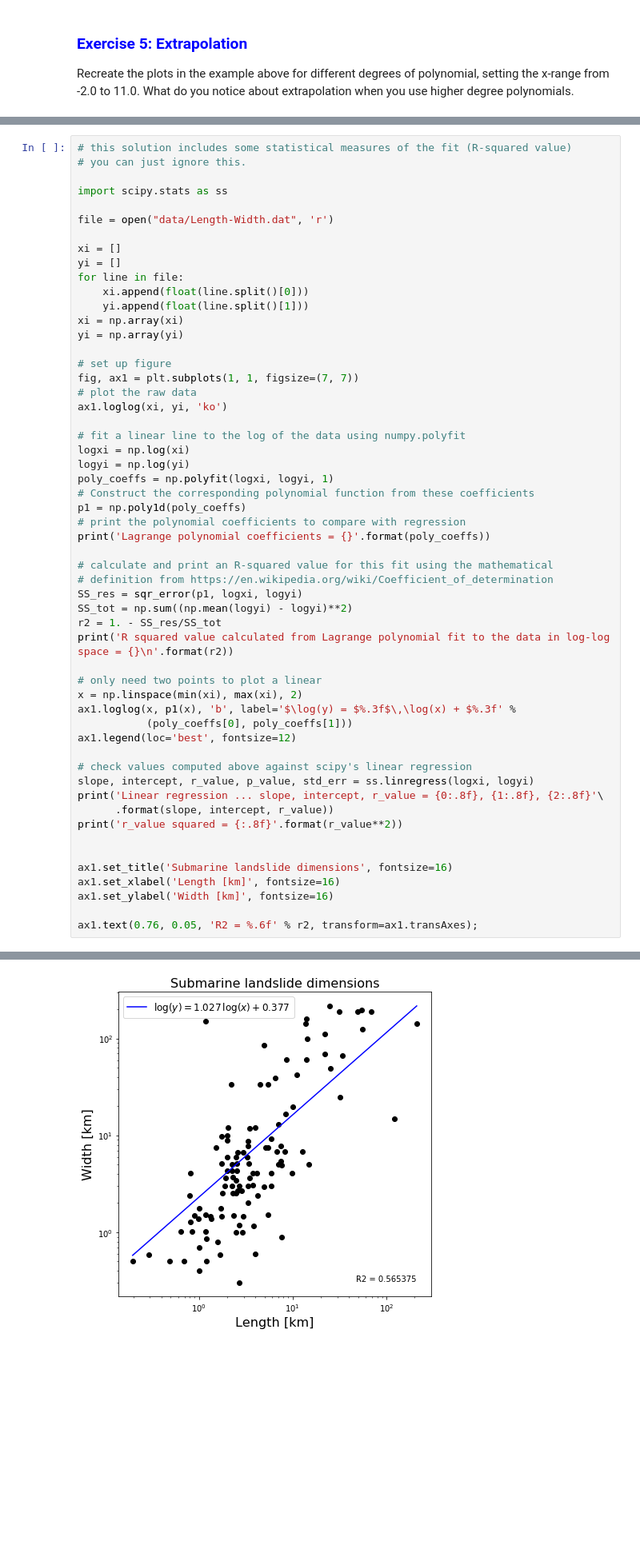
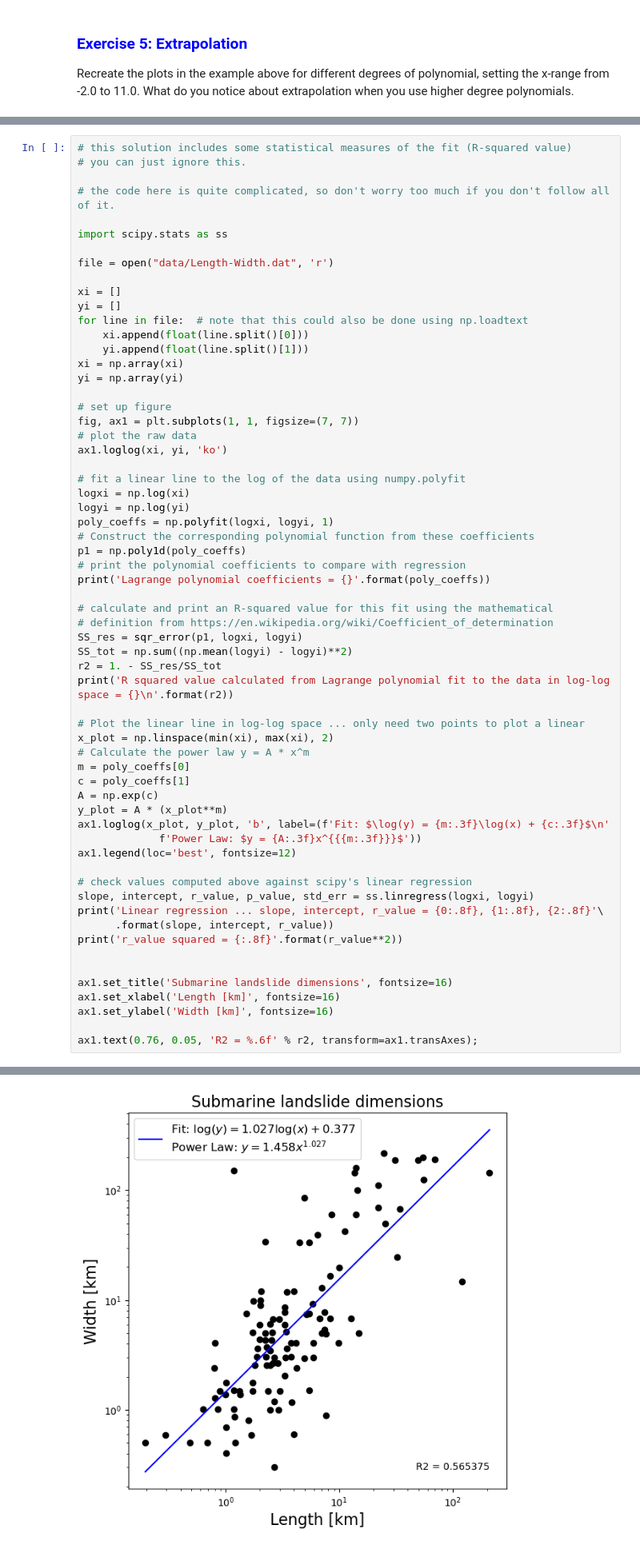
Before and after one commit to matt-piggott/Numerical-methods-undergraduate, a Jupyter notebook: notebook/Numerical-methods-Interpolation-Solutions.ipynb, the cells around one changed output, grey strips where cells are left out. Shown at 80% size. Cells and saved outputs as stored; diff of their text form; blank space fills up the shorter version.

```diff
--- a/notebook/Numerical-methods-Interpolation-Solutions.ipynb
+++ b/notebook/Numerical-methods-Interpolation-Solutions.ipynb
@@ -347,6 +356,8 @@ an analysis of their morphology, setting and behaviour, Marine Geology 213 (2004
 # %%
 # this solution includes some statistical measures of the fit (R-squared value)
 # you can just ignore this.
+
+# the code here is quite complicated, so don't worry too much if you don't follow all of it.
 
 import scipy.stats as ss
 
@@ -354,7 +365,7 @@ file = open("data/Length-Width.dat", 'r')
 
 xi = []
 yi = []
-for line in file:
+for line in file:  # note that this could also be done using np.loadtext
     xi.append(float(line.split()[0]))
     yi.append(float(line.split()[1]))
 xi = np.array(xi)
@@ -374,35 +385,40 @@ p1 = np.poly1d(poly_coeffs)
 # print the polynomial coefficients to compare with regression
 print('Lagrange polynomial coefficients = {}'.format(poly_coeffs))
 
 # calculate and print an R-squared value for this fit using the mathematical
 # definition from https://en.wikipedia.org/wiki/Coefficient_of_determination
 SS_res = sqr_error(p1, logxi, logyi)
 SS_tot = np.sum((np.mean(logyi) - logyi)**2)
 r2 = 1. - SS_res/SS_tot
 print('R squared value calculated from Lagrange polynomial fit to the data in log-log space = {}\n'.format(r2))
 
-# only need two points to plot a linear
-x = np.linspace(min(xi), max(xi), 2)
-ax1.loglog(x, p1(x), 'b', label='$\log(y) = $%.3f$\,\log(x) + $%.3f' %
-           (poly_coeffs[0], poly_coeffs[1]))
+# Plot the linear line in log-log space ... only need two points to plot a linear
+x_plot = np.linspace(min(xi), max(xi), 2)
+# Calculate the power law y = A * x^m
+m = poly_coeffs[0]
+c = poly_coeffs[1]
+A = np.exp(c)
+y_plot = A * (x_plot**m)
+ax1.loglog(x_plot, y_plot, 'b', label=(f'Fit: $\log(y) = {m:.3f}\log(x) + {c:.3f}$\n'
+             f'Power Law: $y = {A:.3f}x^{{{m:.3f}}}$'))
 ax1.legend(loc='best', fontsize=12)
 
 # check values computed above against scipy's linear regression
 slope, intercept, r_value, p_value, std_err = ss.linregress(logxi, logyi)
 print('Linear regression ... slope, intercept, r_value = {0:.8f}, {1:.8f}, {2:.8f}'\
       .format(slope, intercept, r_value))
 print('r_value squared = {:.8f}'.format(r_value**2))
 
 
 ax1.set_title('Submarine landslide dimensions', fontsize=16)
 ax1.set_xlabel('Length [km]', fontsize=16)
 ax1.set_ylabel('Width [km]', fontsize=16)
 
 ax1.text(0.76, 0.05, 'R2 = %.6f' % r2, transform=ax1.transAxes);
 # %% [output]
 Lagrange polynomial coefficients = [1.0266104  0.37698383]
 R squared value calculated from Lagrange polynomial fit to the data in log-log space = 0.5653751967433511
 
 Linear regression ... slope, intercept, r_value = 1.02661040, 0.37698383, 0.75191435
 r_value squared = 0.56537520
-[figure, old version]
+[figure, new version]
```
Also changed, not shown: parts of 7 cells of this notebook, 1 other file.
